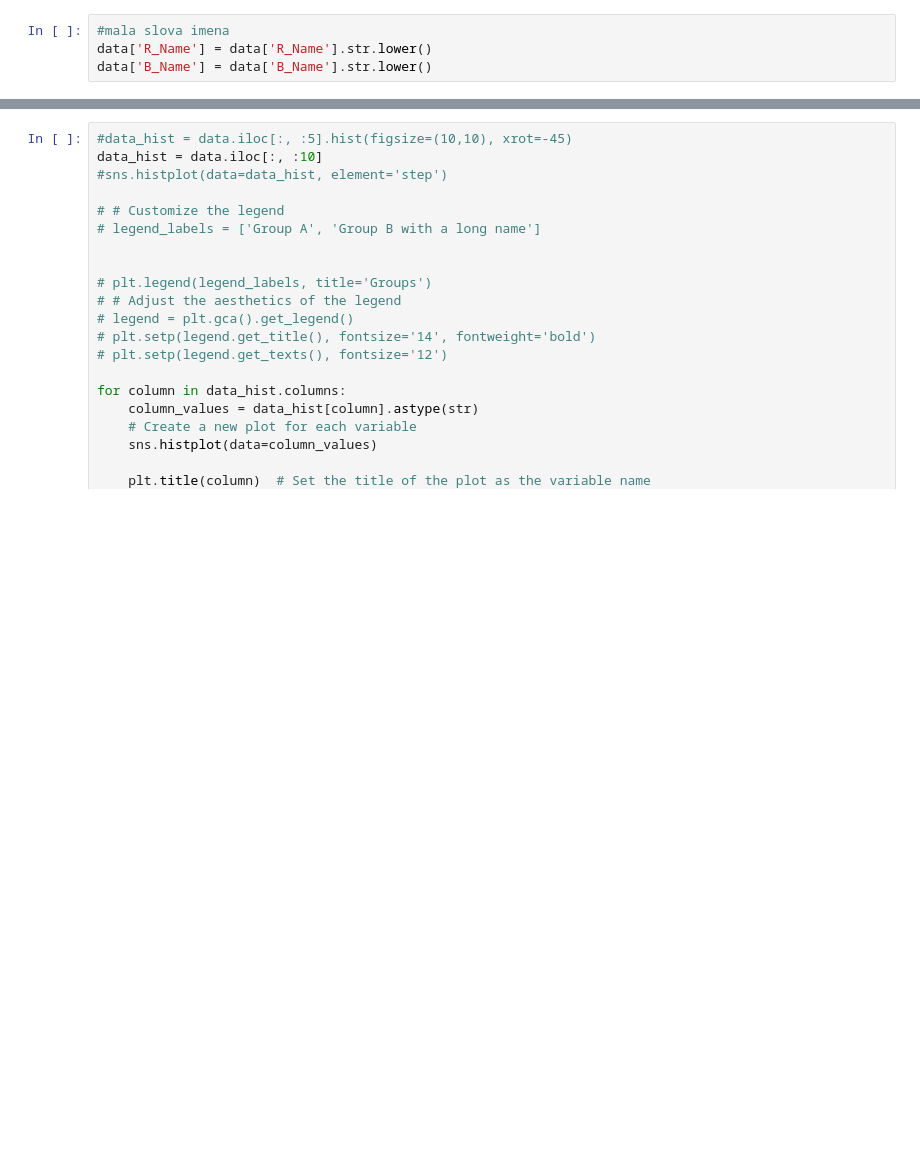
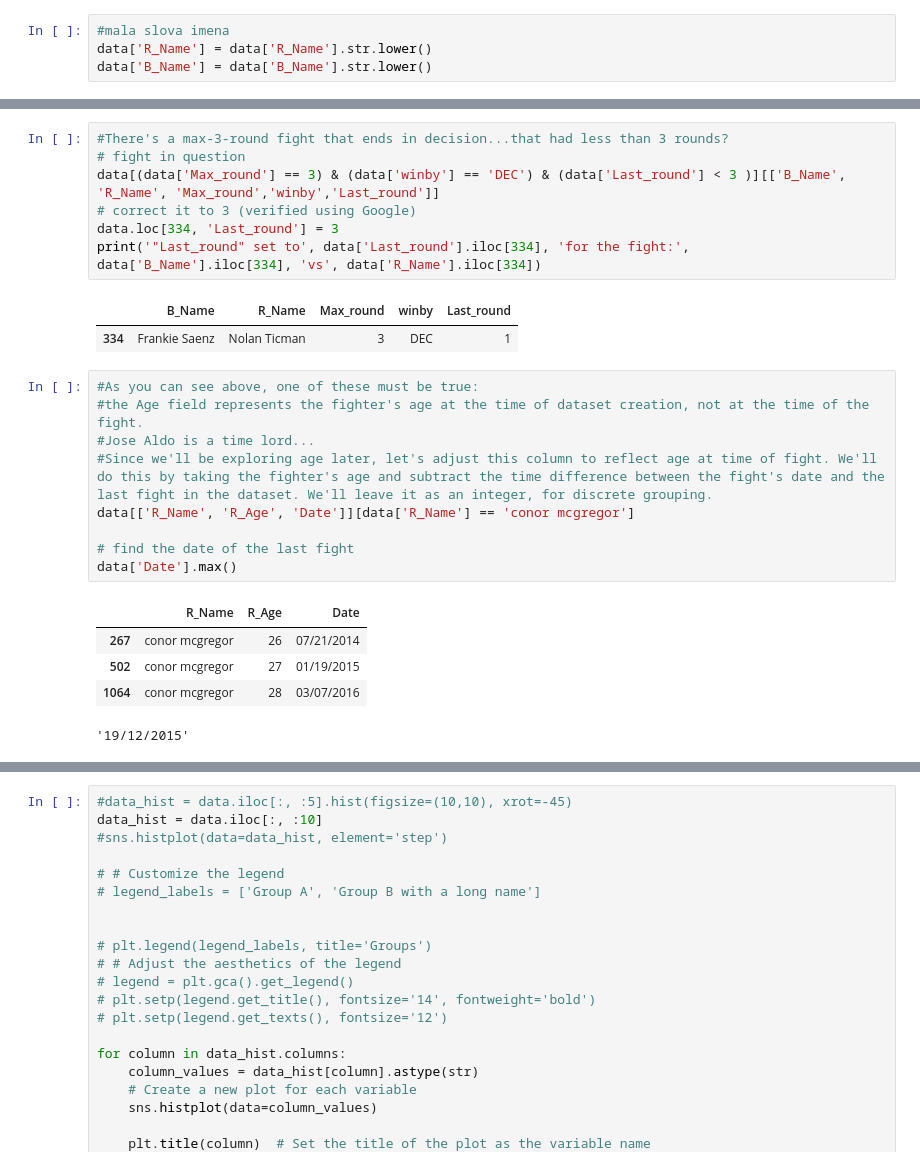
Before and after one commit to avulic/ufcChatVas, a Jupyter notebook: kod.ipynb, the cells around one changed output, grey strips where cells are left out. Saved outputs shown, nothing was run; the diff lists cells and outputs as text; blank space fills up the shorter version.

```diff
--- a/kod.ipynb
+++ b/kod.ipynb
@@ -216,0 +262,25 @@ df.to_csv('cleaned_data.csv', index = False)
+# %%
+#There's a max-3-round fight that ends in decision...that had less than 3 rounds?
+# fight in question
+data[(data['Max_round'] == 3) & (data['winby'] == 'DEC') & (data['Last_round'] < 3 )][['B_Name', 'R_Name', 'Max_round','winby','Last_round']]
+# correct it to 3 (verified using Google)
+data.loc[334, 'Last_round'] = 3
+print('"Last_round" set to', data['Last_round'].iloc[334], 'for the fight:', data['B_Name'].iloc[334], 'vs', data['R_Name'].iloc[334])
+# %% [output]
+|  | B_Name | R_Name | Max_round | winby | Last_round |
+| 334 | Frankie Saenz | Nolan Ticman | 3 | DEC | 1 |
+# %%
+#As you can see above, one of these must be true:
+#the Age field represents the fighter's age at the time of dataset creation, not at the time of the fight.
+#Jose Aldo is a time lord...
+#Since we'll be exploring age later, let's adjust this column to reflect age at time of fight. We'll do this by taking the fighter's age and subtract the time difference between the fight's date and the last fight in the dataset. We'll leave it as an integer, for discrete grouping.
+data[['R_Name', 'R_Age', 'Date']][data['R_Name'] == 'conor mcgregor']
+
+# find the date of the last fight
+data['Date'].max()
+# %% [output]
+|  | R_Name | R_Age | Date |
+| 267 | conor mcgregor | 26 | 07/21/2014 |
+| 502 | conor mcgregor | 27 | 01/19/2015 |
+| 1064 | conor mcgregor | 28 | 03/07/2016 |
+'19/12/2015'
```
Also changed, not shown: parts of 49 cells of this notebook, 39 other files.
